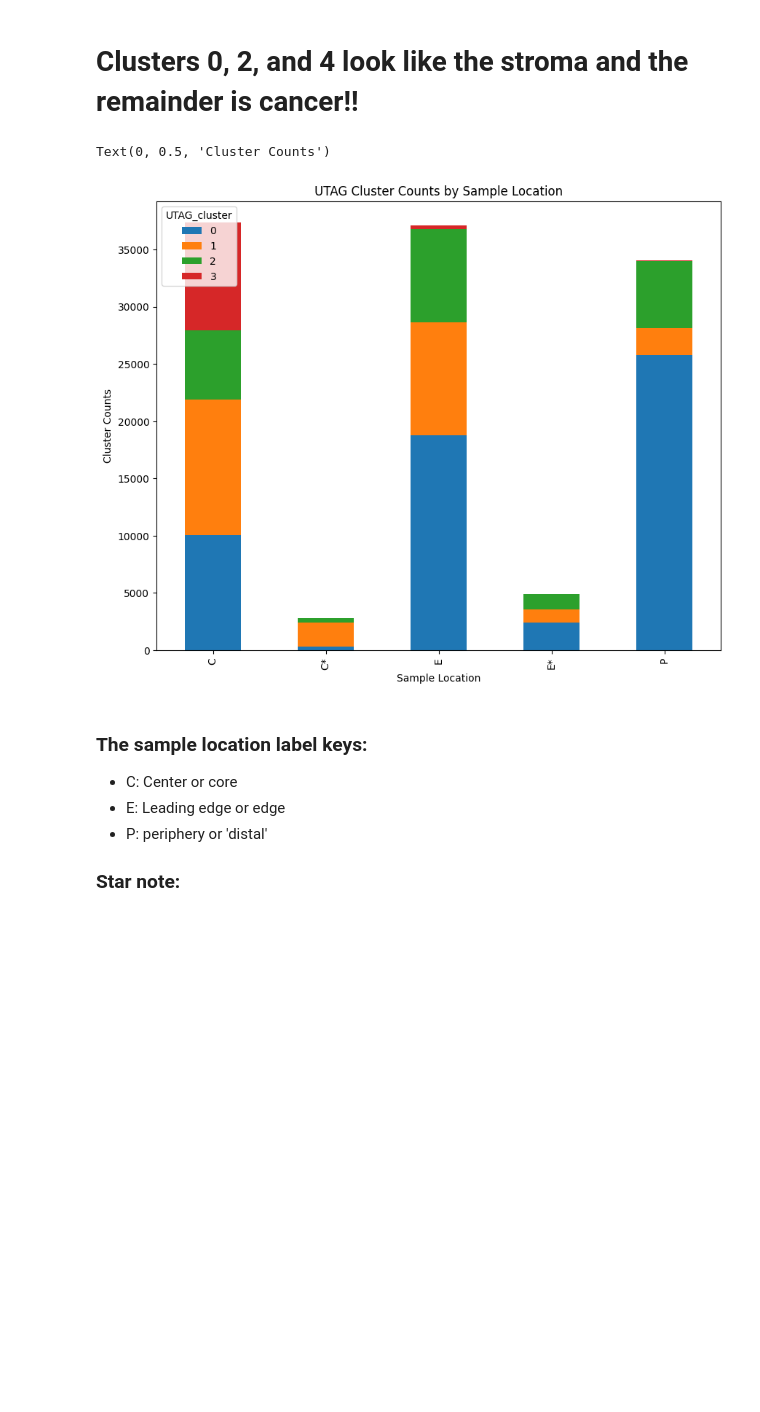
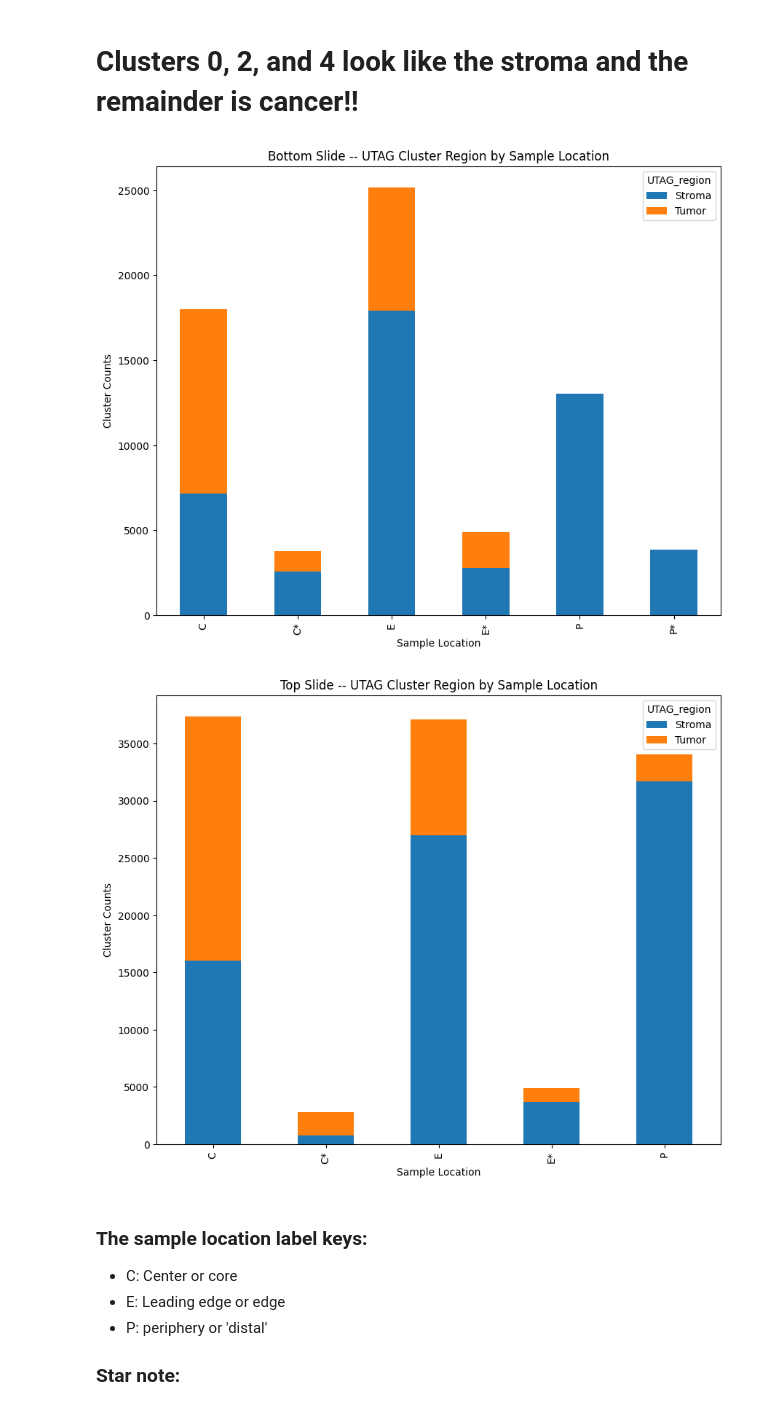
Before and after one commit to mrariden/SBDSHackathon_TeamPC, a Jupyter notebook: michael_code/just_UTAG-concise.ipynb, the cells around one changed output. Cells and saved outputs as stored; diff of their text form; code cells hidden in the pictures; blank space fills up the shorter version.

Commit message:
call the UTAG clusters as tumor or stroma

```diff
--- a/michael_code/just_UTAG-concise.ipynb
+++ b/michael_code/just_UTAG-concise.ipynb
@@ -118,6 +118,13 @@ Applying Leiden Clustering at Resolution: 0.1...
 ## Find the cell type composition of cluster 1,3,5 vs 0,2,4
 # %% [markdown]
 ## Compare the frequency of the composition in each of the UTAG leiden clusters for 0.1 using the annotated cell types
+# %%
+import anndata
+import pandas as pd
+import numpy as np
+
+top_adata = anndata.read_h5ad('preprocessed_top-UTAG.h5ad')
+bot_adata = anndata.read_h5ad('preprocessed_bottom-UTAG.h5ad')
 # %%
 import matplotlib.pyplot as plt
 
@@ -168,3 +175,15 @@ plt.show()
+# %%
+section_map = {
+    '0' : 'Stroma',
+    '1' : 'Tumor',
+    '2' : 'Stroma',
+    '3' : 'Tumor',
+    '4' : 'Stroma',
+    '5' : 'Tumor',
+}
+
+bot_adata.obs['region'] = bot_adata.obs['UTAG Label_leiden_0.1'].map(section_map)
+top_adata.obs['region'] = top_adata.obs['UTAG Label_leiden_0.1'].map(section_map)
 # %% [markdown]
 ## What is the amount of panck associated with each cluster?
 # %%
@@ -208,29 +256,52 @@ plt.show()
 # %%
 # For each tumor location, plot the UTAG cluster composition:
 
 data = []
 
 for i, sample_loc in enumerate(bot_adata.obs['Sample Location'].unique()):
     sample_loc_adata = bot_adata[bot_adata.obs['Sample Location'] == sample_loc]
 
-    for cluster_id, counts in sample_loc_adata.obs['UTAG Label_leiden_0.1'].value_counts().items():
+    for region, counts in sample_loc_adata.obs['region'].value_counts().items():
         data.append({'sample_loc' : sample_loc,
-                     'UTAG_cluster' : cluster_id,
+                     'UTAG_region' : region,
                      'cluster_counts' : counts,
                     })
 
 location_comp_df = pd.DataFrame(data)
-location_comp_df = location_comp_df.pivot_table(index='sample_loc', columns='UTAG_cluster', values='cluster_counts', fill_value=0)
+location_comp_df = location_comp_df.pivot_table(index='sample_loc', columns='UTAG_region', values='cluster_counts', fill_value=0)
+
+ax = location_comp_df.plot(kind='bar', stacked=True, figsize=(10, 8))
+ax.set_title('Bottom Slide -- UTAG Cluster Region by Sample Location')
+ax.set_xlabel('Sample Location')
+ax.set_ylabel('Cluster Counts')
+plt.show()
+
+# For each tumor location, plot the UTAG cluster composition:
+
+data_top = []
+
+for i, sample_loc in enumerate(top_adata.obs['Sample Location'].unique()):
+    sample_loc_adata = top_adata[top_adata.obs['Sample Location'] == sample_loc]
+
+    for region, counts in sample_loc_adata.obs['region'].value_counts().items():
+        data_top.append({'sample_loc' : sample_loc,
+                     'UTAG_region' : region,
+                     'cluster_counts' : counts,
+                    })
+
+location_comp_df = pd.DataFrame(data_top)
+location_comp_df = location_comp_df.pivot_table(index='sample_loc', columns='UTAG_region', values='cluster_counts', fill_value=0)
 
 # sns.histplot(location_comp_df, x='sample_loc', y=
 
 ax = location_comp_df.plot(kind='bar', stacked=True, figsize=(10, 8))
-ax.set_title('UTAG Cluster Counts by Sample Location')
+ax.set_title('Top Slide -- UTAG Cluster Region by Sample Location')
 ax.set_xlabel('Sample Location')
 ax.set_ylabel('Cluster Counts')
+plt.show()
 # %% [output]
-Text(0, 0.5, 'Cluster Counts')
-[figure, old version]
+[figure, new version]
+[figure, added]
 # %% [markdown]
 ### The sample location label keys:
 - C: Center or core
```
Also changed, not shown: parts of 3 cells of this notebook.
